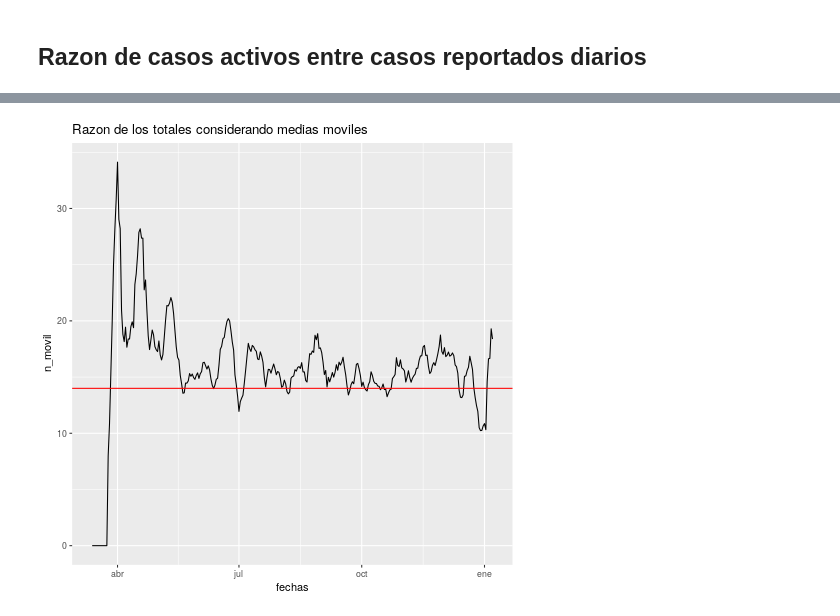
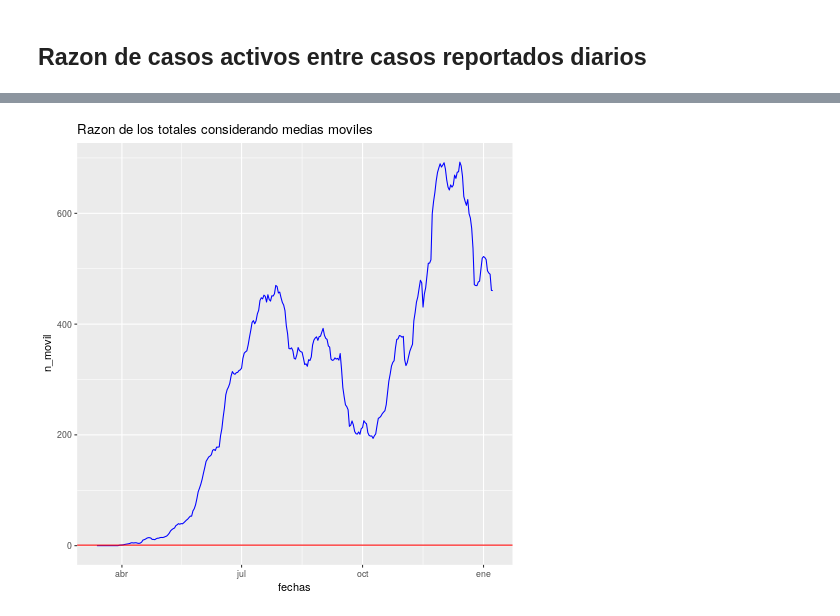
Before and after one commit to Enriquesec/Determinacion-de-un-numero-reproductivo-dinamico-a-partir-de-datos-epidemiologicos-diarios, a Jupyter notebook: notebooks/analisis_indicador_guanajuato.ipynb, the cells around one changed output, grey strips where cells are left out. Drawn from its saved outputs; the diff is of its cells as text; code cells hidden in the pictures.

```diff
--- a/notebooks/analisis_indicador_guanajuato.ipynb
+++ b/notebooks/analisis_indicador_guanajuato.ipynb
@@ -91,10 +93,11 @@ plt.tight_layout()
 # creamos los lags de los conteos.
 crear_suma_total_lags <- function(n, df, col){
   df["n_total"] <- df$n # inicializamos el valor de total
-  for(i in 1:n){
+  for(i in 3:n){
     df[paste0("n_",i)] <- shift(df$n, n=i) # creamos el primer lag
     df[is.na(df)] <- 0 # imputamos con cero.
     df["n_total"] <- df["n_total"]+df[paste0("n_",i)] # sumamos el total
+    df["n_total"] <- df["n_total"]+df["n_total"]*3/14
   }
     if (col==1){ # graficamos los totales.
         g <- ggplot(df, aes(x=FECHA_INGRESO, y=n_total))+
@@ -104,7 +107,7 @@ crear_suma_total_lags <- function(n, df, col){
         g <- ggplot(df, aes(x=FECHA_SINTOMAS, y=n_total))+
             geom_col(col="blue",fill="blue")
     }
-    plot(g)
+    #plot(g)
   df # retornamos el nuevo data.frame
 }
 
@@ -146,3 +149,4 @@ library(lubridate)
 library(data.table)
 library(zoo)
 library(gridExtra)
+library(data.table)
@@ -231,0 +354,17 @@ grid.arrange(p1, p2, ncol=1)
+# %%
+%%R
+factor <- 12500/4
+guanajuato_activos1_aux <- guanajuto_activos1 %>%
+    gather(metric, value, x_mv)
+#guanajuto_activos1$D <- guanajuto_activos1$D*factor
+#guanajuto_activos1 <- guanajuto_activos1 %>% filter(D<15000)
+
+guanajuto_activos1["D_lag_1"] <- shift(guanajuto_activos1$D, n=1)
+guanajuto_activos1 <- guanajuto_activos1 %>%
+                        mutate(change_point= ((D<=1)&(D_lag_1>1)) | ((D>1)&(D_lag_1<1)) )
+
+fechas_cruce <- guanajuto_activos1 %>% filter(change_point) %>% select(FECHA_INGRESO)
+fechas_cruce <- fechas_cruce$FECHA_INGRESO
+
+change_point_D <- guanajuto_activos1 %>% filter(FECHA_INGRESO%in%fechas_cruce) %>% select(FECHA_INGRESO,D)
+change_point <- guanajuato_activos1_aux %>% filter(FECHA_INGRESO %in%fechas_cruce) %>% select(FECHA_INGRESO,value)
@@ -301,7 +507,7 @@ grid.arrange(p5, p6, ncol=1)
 %%R
 confirmados_3 <- confirmados_guanajuato %>%
     select(FECHA_SINTOMAS, FECHA_INGRESO, FECHA_DEF, TIPO_PACIENTE) %>%
-    mutate(diferencia=FECHA_INGRESO-(FECHA_SINTOMAS-10))
+    mutate(diferencia=FECHA_INGRESO-(FECHA_SINTOMAS-3))
 
 confirmados_3[confirmados_3$diferencia>14,"FECHA_SINTOMAS"] <- confirmados_3[confirmados_3$diferencia>14,"FECHA_INGRESO"]-13
 
@@ -447,18 +704,20 @@ g_razon_2
 # %%
 %%R
-juntos <- merge(guanajuto_media_movil, guanajuto_activos1, by="FECHA_SINTOMAS") %>%
-    mutate(n_2 = n.y/n.x)
+juntos <- merge(guanajuto_media_movil, guanajuto_activos1, by="FECHA_INGRESO") %>%
+    mutate(n_14 = n.y/n.x,
+          n_13 =  n.y/(n.x*13),
+          n_15 =  n.y/(n.x*15))
 
 razon_fechas <- data.frame(fechas)
 razon_fechas$n_activo <- 0
 for (i in 1:nrow(razon_fechas)){
-    total_i<- juntos %>% filter(FECHA_SINTOMAS==razon_fechas[i,"fechas"]) %>%
-                        select(n_2)
+    total_i<- juntos %>% filter(FECHA_INGRESO==razon_fechas[i,"fechas"]) %>%
+                        select(n.x)
     if (nrow(total_i)==0){
         total_i <- 0
     }
     else {
-        total_i <- total_i$n_2
+        total_i <- total_i$n.x
     }
     razon_fechas[i,"n_activo"] <- total_i
 }
@@ -468,9 +727,9 @@ razon_fechas["n_movil"] <-c(0,0,0,0,0,0,rollmean(razon_fechas$n_activo, 7))
 # %%
 %%R
 g_razon_3 <-ggplot(data=razon_fechas, aes(fechas, n_movil)) +
-  geom_line()+
+  geom_line(color="blue")+
   labs(title="Razon de los totales considerando medias moviles")+
-  geom_hline(yintercept=14, color="red")
+  geom_hline(yintercept=1, color="red")
 g_razon_3
 # %% [output]
-[figure, old version]
+[figure, new version]
```
Also changed, not shown: parts of 30 cells of this notebook, 1 other file.
